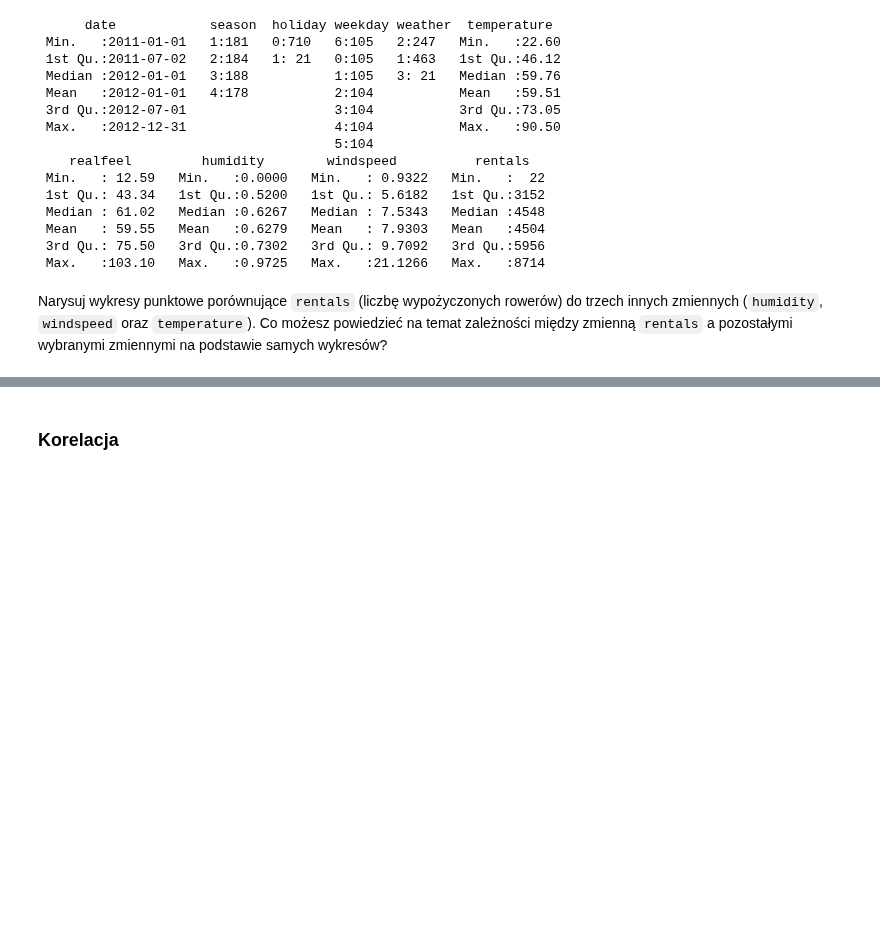
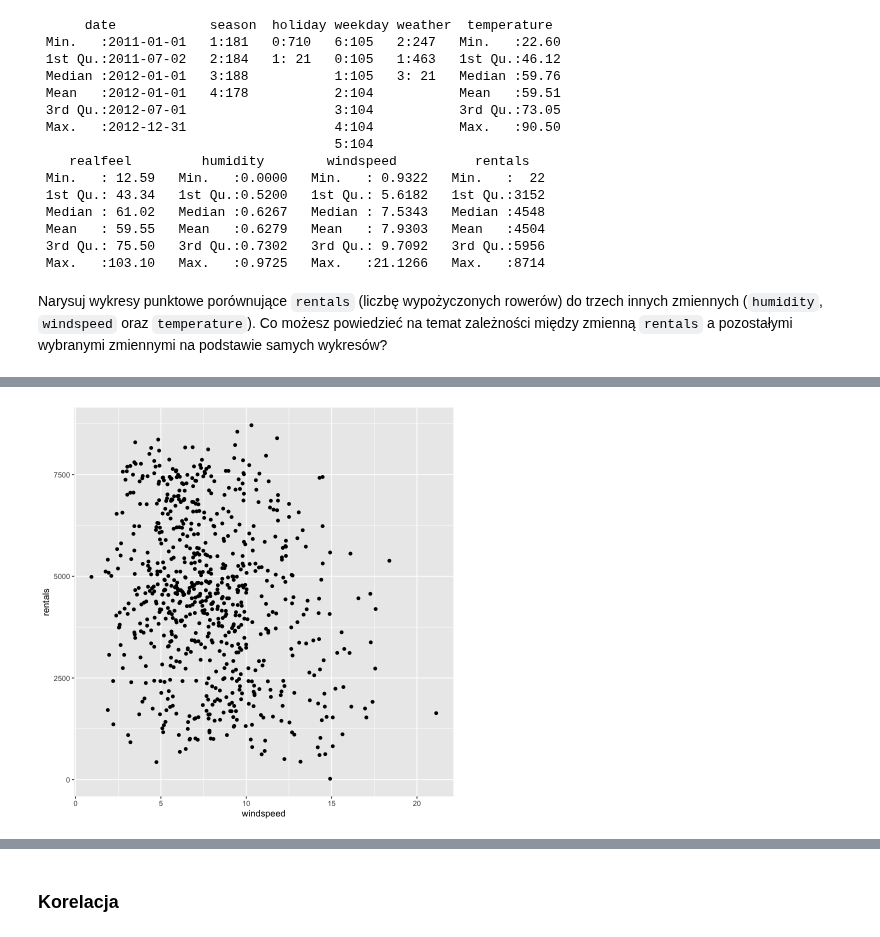
Before and after one commit to stawarzkrzysztof/uczenie_maszynowe_ifs2024, a Jupyter notebook: 16_10_2024/UM2024_regresja.ipynb, the cells around one changed output, grey strips where cells are left out. Saved outputs shown, nothing was run; the diff lists cells and outputs as text; code cells hidden in the pictures; blank space fills up the shorter version.

```diff
--- a/16_10_2024/UM2024_regresja.ipynb
+++ b/16_10_2024/UM2024_regresja.ipynb
@@ -71,0 +68,4 @@ The following object is masked from ‘package:dplyr’:
+# %%
+wind
+# %% [output]
+[figure, added]
```
Also changed, not shown: parts of 10 cells of this notebook, 1 other file.
